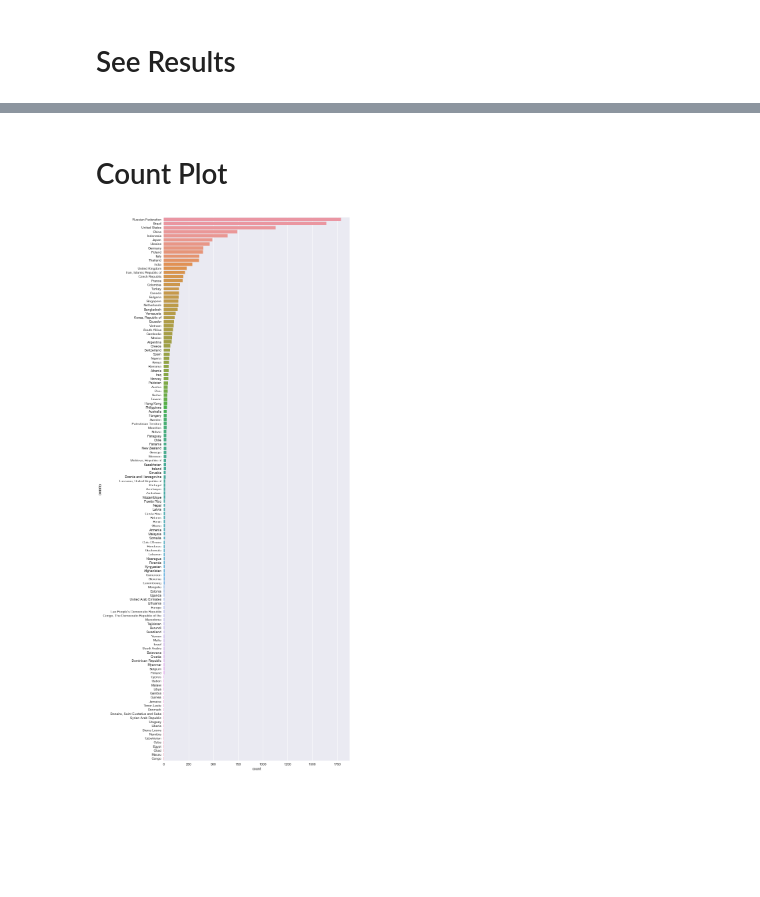
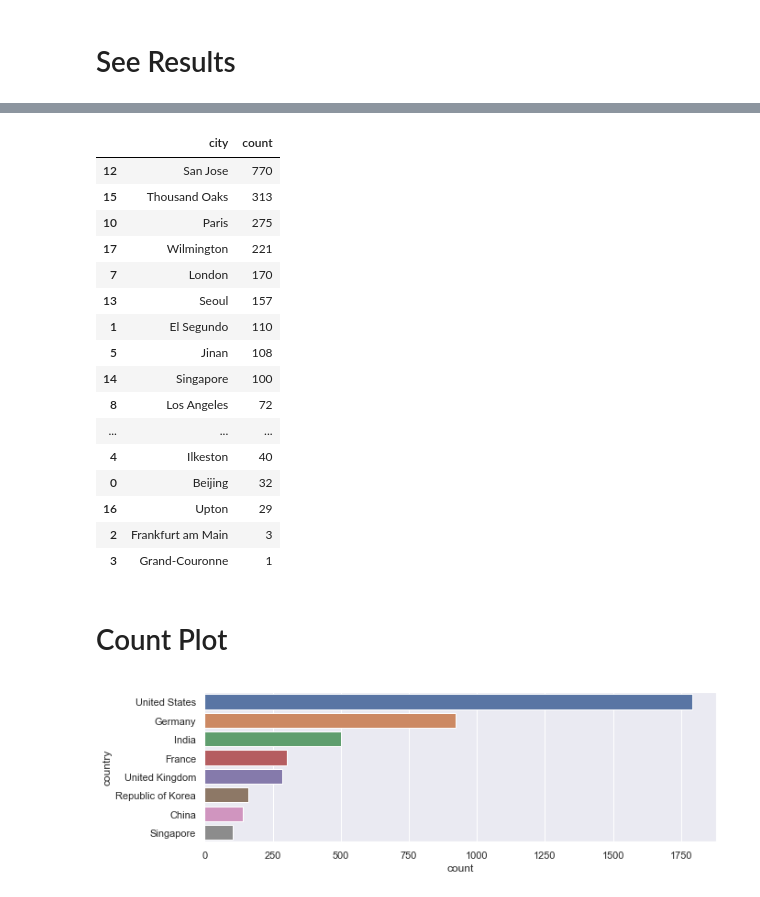
Before and after one commit to tsripata/.tsripata, a Jupyter notebook: tools/IP information.ipynb, the cells around one changed output, grey strips where cells are left out. Drawn from its saved outputs; the diff is of its cells as text; code cells hidden in the pictures; blank space fills up the shorter version.

```diff
--- a/tools/IP information.ipynb
+++ b/tools/IP information.ipynb
@@ -4,11 +4,13 @@
 from collections import Counter
 
 import pandas as pd
-import GeoIP
+import geoip2.database
 import seaborn as sns
 from matplotlib import pyplot
 
-gi = GeoIP.open("/usr/local/var/GeoIP/GeoIPCity.dat", GeoIP.GEOIP_STANDARD)
+
+city_reader = geoip2.database.Reader('/usr/local/var/GeoIP/GeoIP2-City.mmdb')
+isp_reader = geoip2.database.Reader('/usr/local/var/GeoIP/GeoIP2-ISP.mmdb')
 # %% [markdown]
 # List your IPs here
 # %%
@@ -17,11 +25,2 @@ with open('/tmp/ips') as f:
 # %% [markdown]
 # See Results
-# %%
-country_counter = Counter()
-city_counter = Counter()
-
-for ip in ips:
-    gir = gi.record_by_name(ip)
-    if gir is not None:
-        country_counter[gir['country_name']] += 1
-        city_counter['{0}, {1}'.format(gir['city'], gir['country_name'])] += 1
@@ -51,0 +27,14 @@ countries
+# %%
+countries = []
+cities = []
+isps = []
+
+for ip in ips:
+    city = city_reader.city(ip)
+    isp = isp_reader.isp(ip).isp
+
+    countries.append(city.country.name)
+    cities.append(city.city.name)
+    isps.append(isp)
+# %%
+ip_info = pd.DataFrame({'country':countries, 'isp':isps, 'city':cities, 'ip':ips})
@@ -52,2 +53,22 @@ countries
+# %%
+ip_info.groupby('city')['city'].count().reset_index(name='count').sort_values(['count'], ascending=False)
+# %% [output]
+|  | city | count |
+| 12 | San Jose | 770 |
+| 15 | Thousand Oaks | 313 |
+| 10 | Paris | 275 |
+| 17 | Wilmington | 221 |
+| 7 | London | 170 |
+| 13 | Seoul | 157 |
+| 1 | El Segundo | 110 |
+| 5 | Jinan | 108 |
+| 14 | Singapore | 100 |
+| 8 | Los Angeles | 72 |
+| ... | ... | ... |
+| 4 | Ilkeston | 40 |
+| 0 | Beijing | 32 |
+| 16 | Upton | 29 |
+| 2 | Frankfurt am Main | 3 |
+| 3 | Grand-Couronne | 1 |
 # %% [markdown]
 # Count Plot
@@ -65,9 +75,9 @@ countries_df = pd.DataFrame({'country':countries})
 # %%
-fig, ax = pyplot.subplots(figsize=(10, 30))
+fig, ax = pyplot.subplots(figsize=(10, 3))
 sns.set(style="darkgrid")
 ax = sns.countplot(y="country",
-                   data=countries_df,
+                   data=ip_info,
                    orient='h',
-                   order = countries_df['country'].value_counts().index)
+                   order = ip_info['country'].value_counts().index)
 # %% [output]
-[figure, old version]
+[figure, new version]
```
Also changed, not shown: parts of 13 cells of this notebook.
